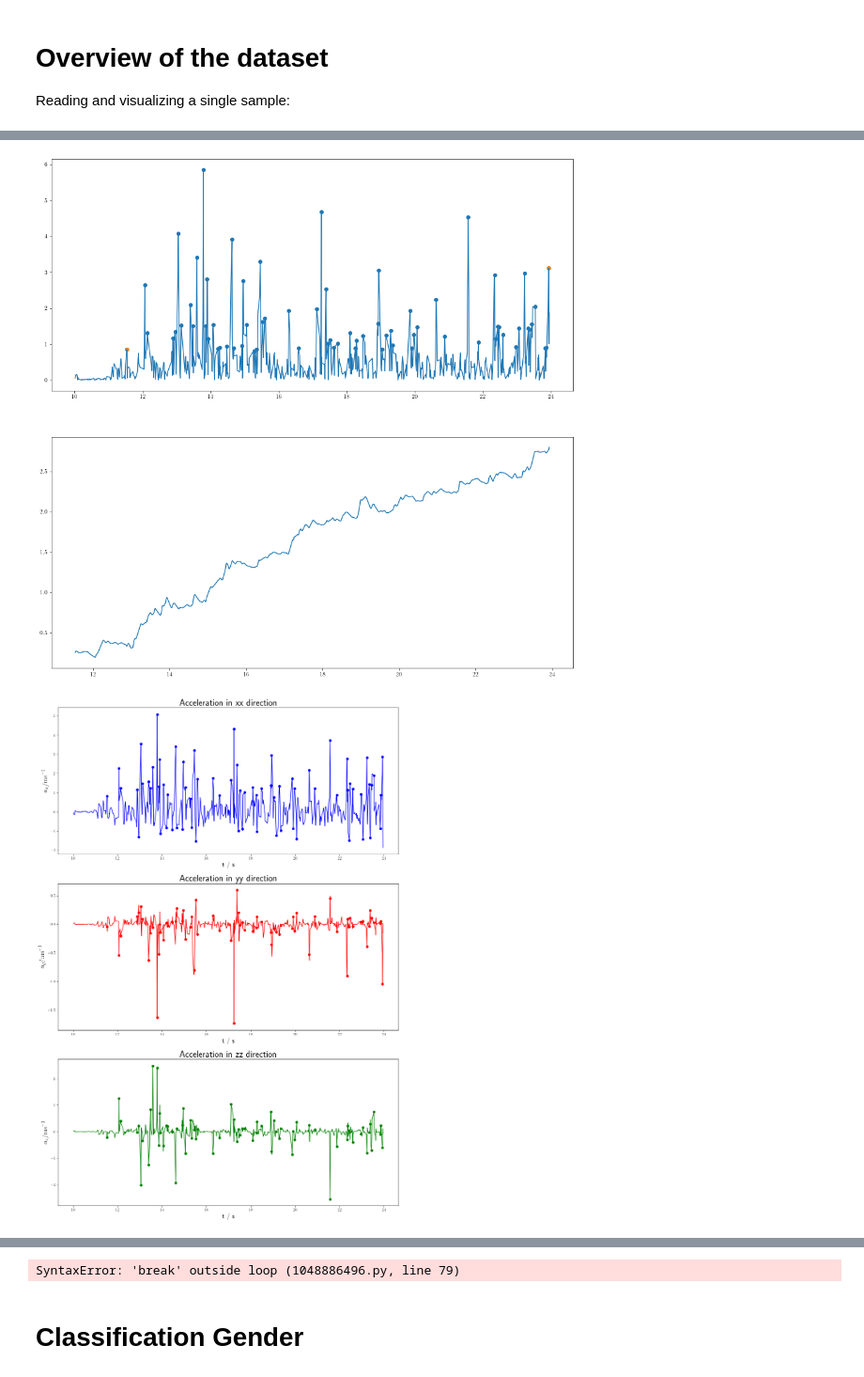
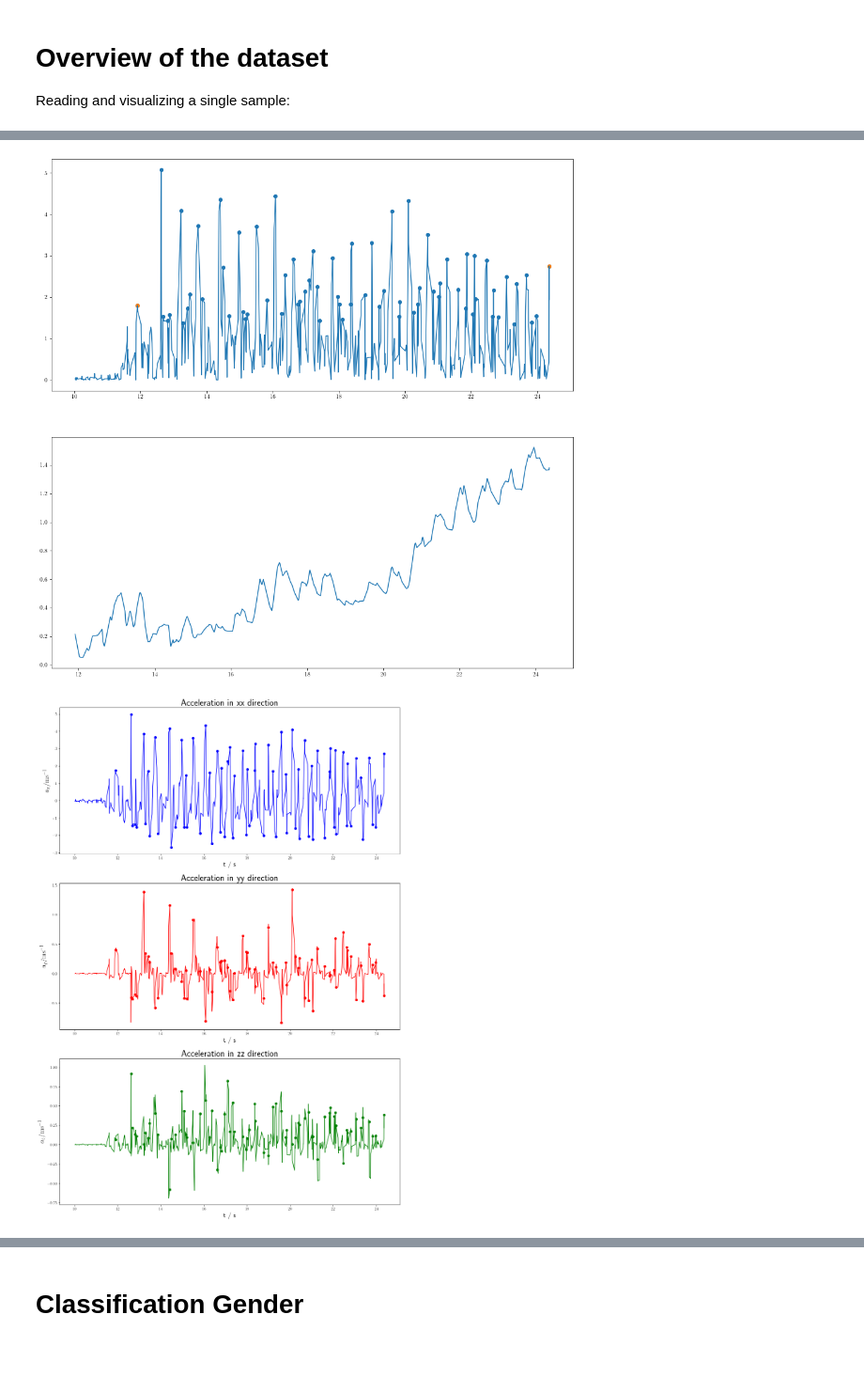
Before and after one commit to impires/JupyterNotebooks10MWT, a Jupyter notebook: DataSetOverview10mWalk.ipynb, the cells around one changed output, grey strips where cells are left out. Shown at 94% size. Drawn from its saved outputs; the diff is of its cells as text; code cells hidden in the pictures.

```diff
--- a/DataSetOverview10mWalk.ipynb
+++ b/DataSetOverview10mWalk.ipynb
@@ -97,11 +97,5 @@ with open(json_path, 'r', encoding= 'utf-8') as f:
     ax.set_title('Trajectory', size='24', color='k')
     plt.savefig('Trajectory.png')
     plt.show()
-break
-    #if(len(df.columns)>1):
-    #    df = df.iloc[:,5:6]
-    #graf = df.plot(title='10 m Walk', figsize=(30,5))
-    #graf.legend(['ECG'])
-    #df.hist()
 # %% [output]
 Sample User Characteristics:
@@ -110,3 +104,3 @@ User Age: 90
 User Region: Fundão
-[figure, old version]
+[figure, new version]
-[figure, old version]
+[figure, new version]
@@ -116,4 +110,3 @@ User Region: Fundão
-SyntaxError: 'break' outside loop (1048886496.py, line 79)
 # %%
 from sklearn.preprocessing import StandardScaler
 # import xgboost as xgb
```
Also changed, not shown: parts of 3 cells of this notebook, 5 other files.
